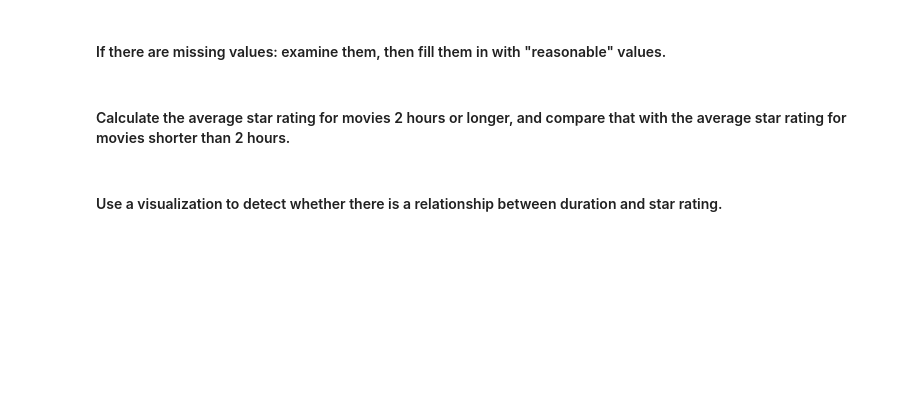
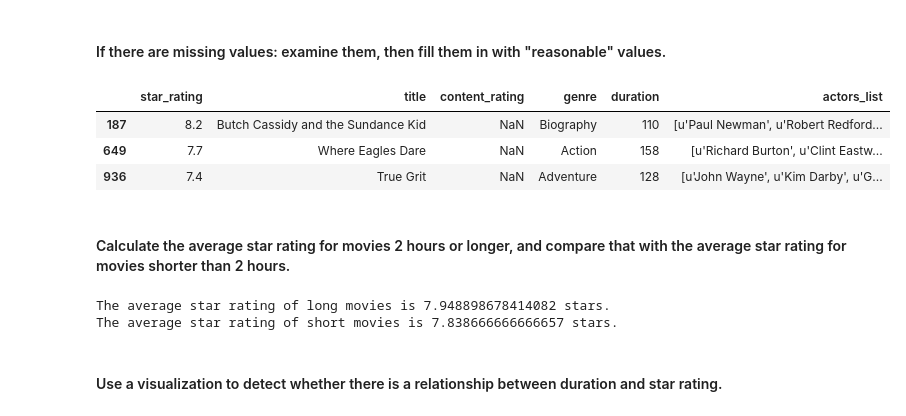
Before and after one commit to mike-osberg/ds_course_projects, a Jupyter notebook: mike_osberg_unit2_project.ipynb, the cells around one changed output. Cells and saved outputs as stored; diff of their text form; code cells hidden in the pictures; blank space fills up the shorter version.

```diff
--- a/mike_osberg_unit2_project.ipynb
+++ b/mike_osberg_unit2_project.ipynb
@@ -148,2 +161,10 @@ Text(0,0.5,'Movie Rating')
+# %%
+# Answer:
+movies.loc[movies.loc[:, 'content_rating'].isnull(), :]
+# %% [output]
+|  | star_rating | title | content_rating | genre | duration | actors_list |
+| 187 | 8.2 | Butch Cassidy and the Sundance Kid | NaN | Biography | 110 | [u'Paul Newman', u'Robert Redford... |
+| 649 | 7.7 | Where Eagles Dare | NaN | Action | 158 | [u'Richard Burton', u'Clint Eastw... |
+| 936 | 7.4 | True Grit | NaN | Adventure | 128 | [u'John Wayne', u'Kim Darby', u'G... |
 # %% [markdown]
 #### Calculate the average star rating for movies 2 hours or longer, and compare that with the average star rating for movies shorter than 2 hours.
@@ -152,2 +171,13 @@ Text(0,0.5,'Movie Rating')
+# %%
+# Answer:
+long_movies = movies.loc[movies.loc[:,"duration"] >= 120,:]
+short_movies =movies.loc[movies.loc[:,"duration"] <120,:]
+
+
+print("The average star rating of long movies is", long_movies.loc[:,'star_rating'].mean(), "stars.")
+print("The average star rating of short movies is", short_movies.loc[:,'star_rating'].mean(), "stars.")
+# %% [output]
+The average star rating of long movies is 7.948898678414082 stars.
+The average star rating of short movies is 7.838666666666657 stars.
 # %% [markdown]
 #### Use a visualization to detect whether there is a relationship between duration and star rating.
```
Also changed, not shown: parts of 9 cells of this notebook.
